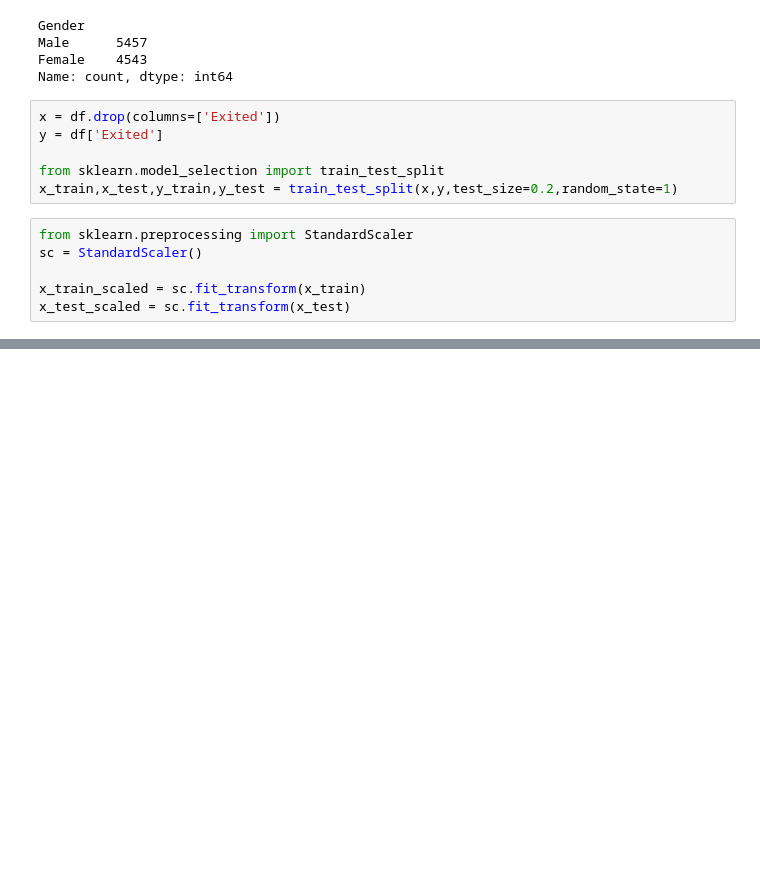
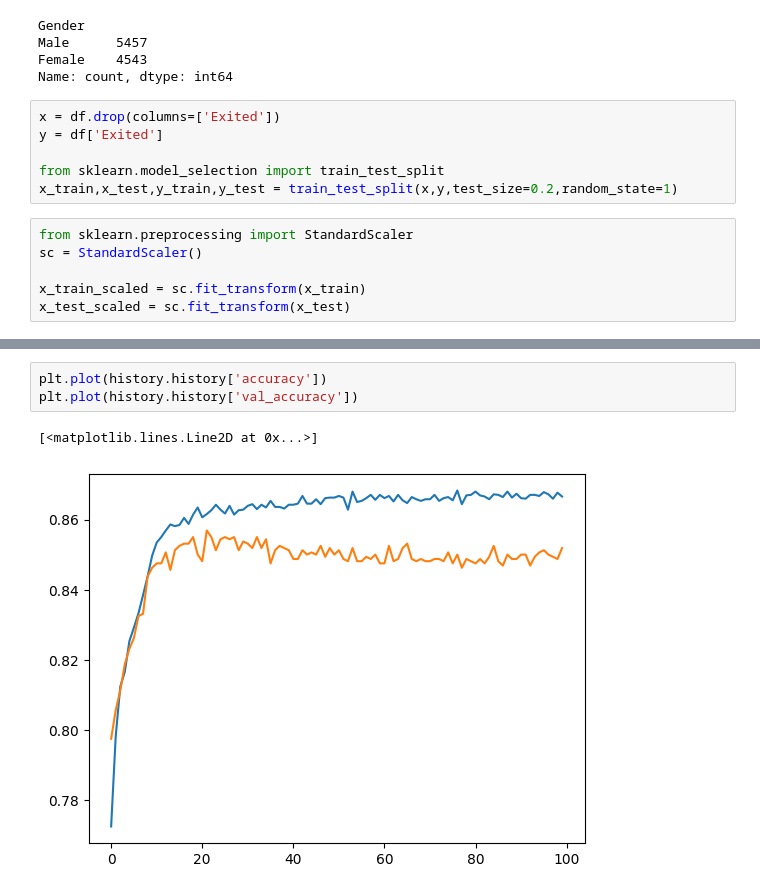
Before and after one commit to DasSagor/Learn-Deep-Learning, a Jupyter notebook: Customer_Churn_Prediction_Using_ANN.ipynb, the cells around one changed output, grey strips where cells are left out. Saved outputs shown, nothing was run; the diff lists cells and outputs as text; blank space fills up the shorter version.

```diff
--- a/Customer_Churn_Prediction_Using_ANN.ipynb
+++ b/Customer_Churn_Prediction_Using_ANN.ipynb
@@ -75,0 +159,6 @@ from tensorflow.keras.layers import Dense
+# %%
+plt.plot(history.history['accuracy'])
+plt.plot(history.history['val_accuracy'])
+# %% [output]
+[<matplotlib.lines.Line2D at 0x...>]
+[figure, added]
```
Also changed, not shown: parts of 12 cells of this notebook.
